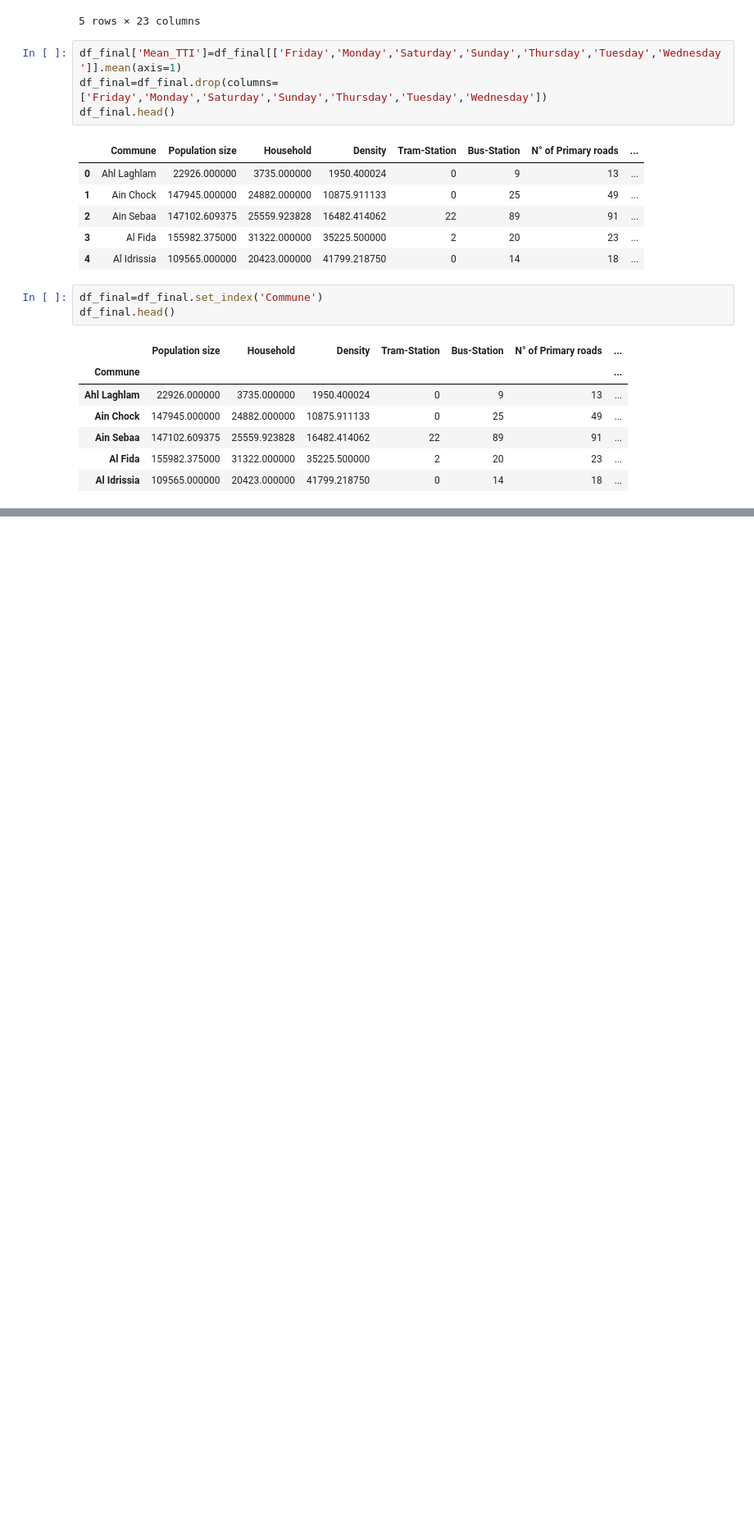
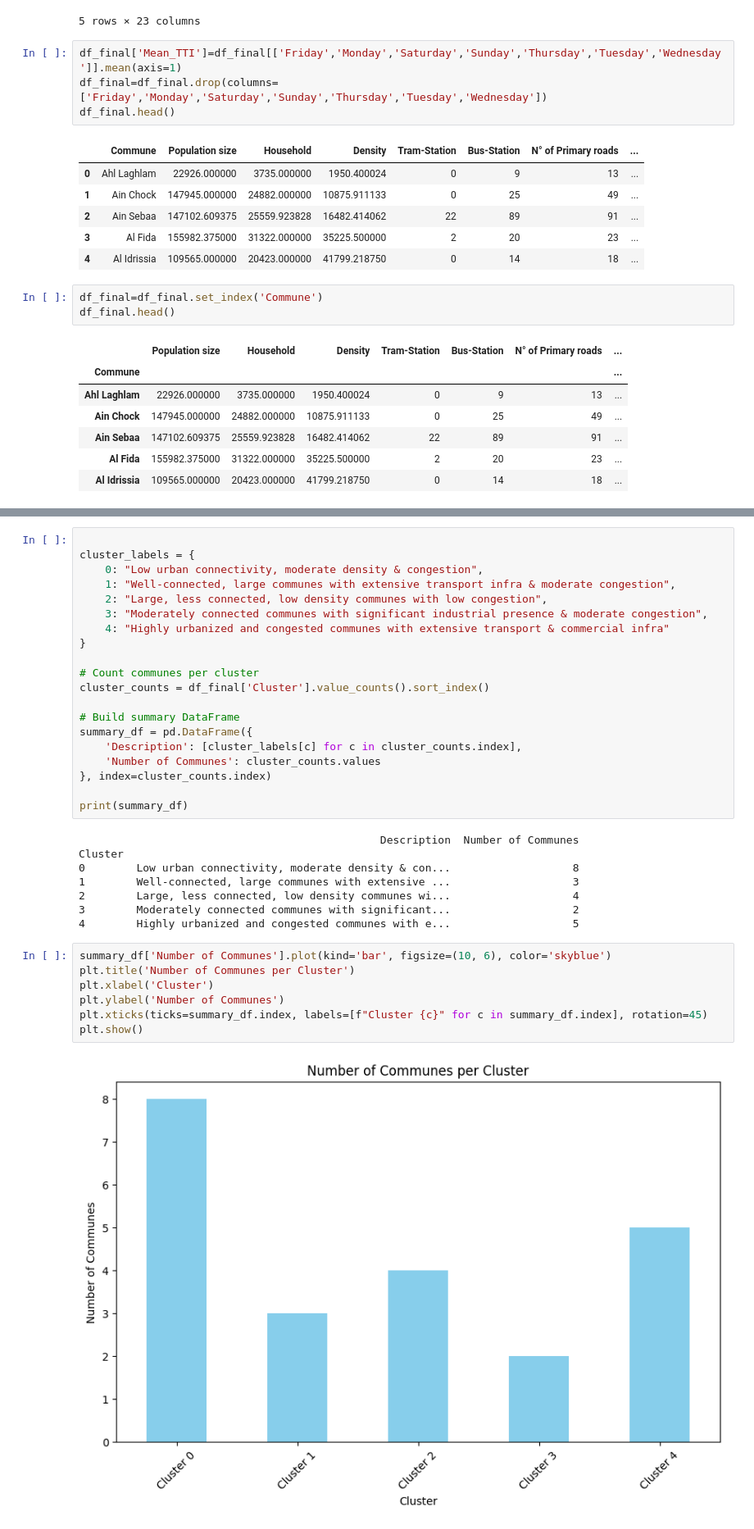
Before and after one commit to RogerSawadogo/Casablanca_traffic_analysis, a Jupyter notebook: Analysis.ipynb, the cells around one changed output, grey strips where cells are left out. Shown at 82% size. Saved outputs shown, nothing was run; the diff lists cells and outputs as text; blank space fills up the shorter version.

```diff
--- a/Analysis.ipynb
+++ b/Analysis.ipynb
@@ -380,0 +551,37 @@ Passing `palette` without assigning `hue` is deprecated and will be removed in v
+# %%
+
+cluster_labels = {
+    0: "Low urban connectivity, moderate density & congestion",
+    1: "Well-connected, large communes with extensive transport infra & moderate congestion",
+    2: "Large, less connected, low density communes with low congestion",
+    3: "Moderately connected communes with significant industrial presence & moderate congestion",
+    4: "Highly urbanized and congested communes with extensive transport & commercial infra"
+}
+
+# Count communes per cluster
+cluster_counts = df_final['Cluster'].value_counts().sort_index()
+
+# Build summary DataFrame
+summary_df = pd.DataFrame({
+    'Description': [cluster_labels[c] for c in cluster_counts.index],
+    'Number of Communes': cluster_counts.values
+}, index=cluster_counts.index)
+
+print(summary_df)
+# %% [output]
+                                               Description  Number of Communes
+Cluster
+0        Low urban connectivity, moderate density & con...                   8
+1        Well-connected, large communes with extensive ...                   3
+2        Large, less connected, low density communes wi...                   4
+3        Moderately connected communes with significant...                   2
+4        Highly urbanized and congested communes with e...                   5
+# %%
+summary_df['Number of Communes'].plot(kind='bar', figsize=(10, 6), color='skyblue')
+plt.title('Number of Communes per Cluster')
+plt.xlabel('Cluster')
+plt.ylabel('Number of Communes')
+plt.xticks(ticks=summary_df.index, labels=[f"Cluster {c}" for c in summary_df.index], rotation=45)
+plt.show()
+# %% [output]
+[figure, added]
```
Also changed, not shown: parts of 17 cells of this notebook, 3 other files.
